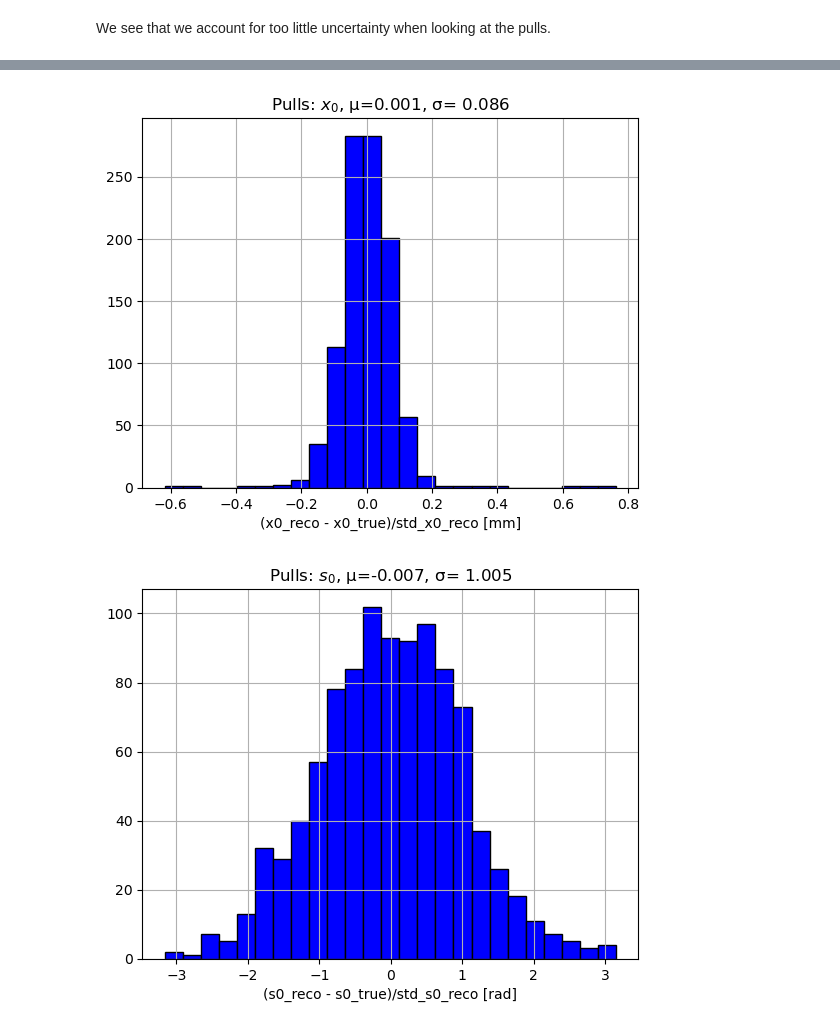
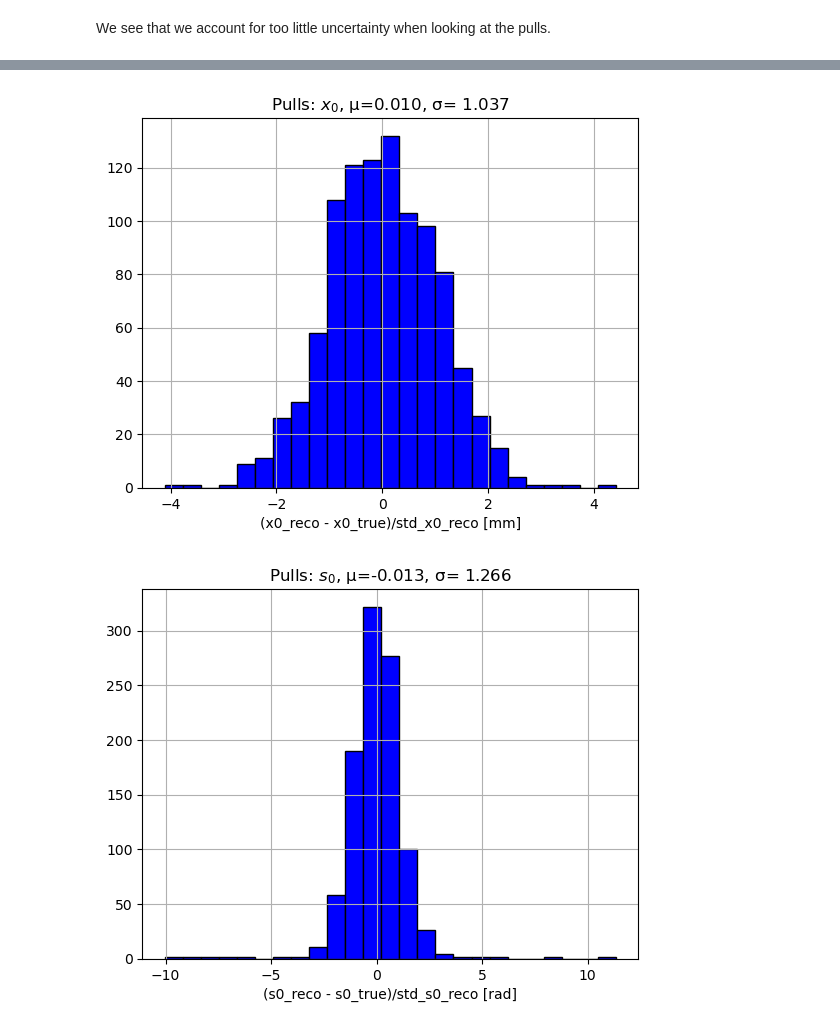
Before and after one commit to manueltuor/DAII, a Jupyter notebook: Tracking resolution.ipynb, the cells around one changed output, grey strips where cells are left out. Cells and saved outputs as stored; diff of their text form; code cells hidden in the pictures.

Commit message:
Typo fixed! Solving the problem with the pulls of x0

```diff
--- a/Tracking resolution.ipynb
+++ b/Tracking resolution.ipynb
@@ -128,7 +122,7 @@ for i in range(n_trajectories):
     popt, pcov = curve_fit(trajectory_fun, z_positions, cells_hit_middle, p0 = None, sigma = std_hit, absolute_sigma = True)
 
     x0_reco, s0_reco = popt
-    std_x0_reco, std_x0_reco = np.sqrt(np.diag(pcov)) # Uncertainties on the fitted parameters, see documentation (used later for pull distributions)
+    std_x0_reco, std_s0_reco = np.sqrt(np.diag(pcov)) # Uncertainties on the fitted parameters, see documentation (used later for pull distributions)
 
     resi_s0[i] = s0_reco - s0_true
     resi_x0[i] = x0_reco - x0_true
@@ -136,6 +130,8 @@ for i in range(n_trajectories):
     # pull = (reconstructed_quantity - generated_quantity)/uncertainty_on_reconstructed_quantity
     pulls_s0[i] = (s0_reco - s0_true)/std_s0_reco
     pulls_x0[i] = (x0_reco - x0_true)/std_x0_reco
+
+    print(std_s0_reco, std_x0_reco)
 
 
 # Taking the mean and standard deviation for the residuals
@@ -187,4 +217,4 @@ plt.show()
 [figure]
 [figure]
-[figure, old version]
+[figure, new version]
-[figure, old version]
+[figure, new version]
```
Also changed, not shown: parts of 2 cells of this notebook.
